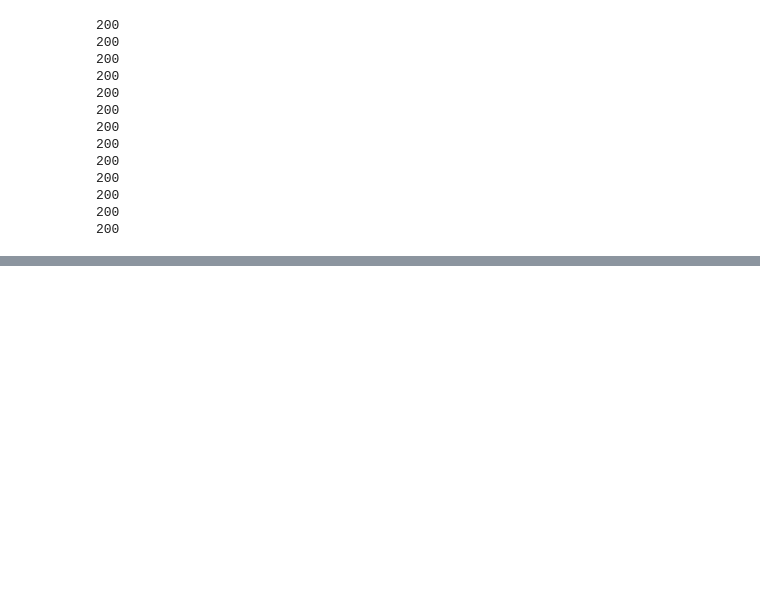
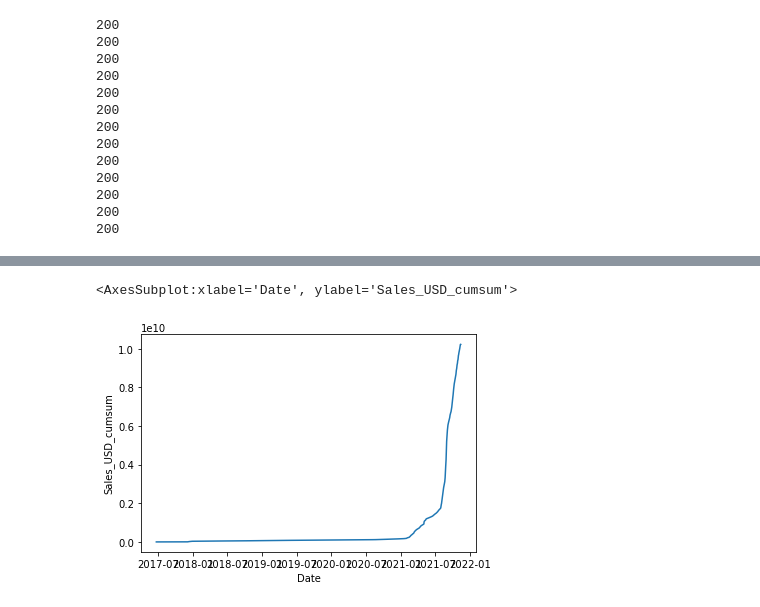
Before and after one commit to brendanhutchinson/NFT-data-analysis-, a Jupyter notebook: opensea API.ipynb, the cells around one changed output, grey strips where cells are left out. Drawn from its saved outputs; the diff is of its cells as text; code cells hidden in the pictures; blank space fills up the shorter version.

```diff
--- a/opensea API.ipynb
+++ b/opensea API.ipynb
@@ -144,0 +164,5 @@ dff
+# %%
+historical_nft_data = pd.read_csv("C:\\Users\\brend\\NYCDSA\\Projects\\NFT\\NFT-data-analysis-\\archive\\NFT_Sales.csv")
+hist_nft = pd.DataFrame(historical_nft_data)
+hist_nft.head(25)
+hist_nft.tail(25)
@@ -144,0 +187,12 @@ dff
+# %%
+type(hist_nft.iloc[0,0])
+hist_nft.Date=pd.to_datetime(hist_nft.Date)
+# %%
+hist_nft.isnull().sum()
+hist_nft.Active_Market_Wallets_cumsum = hist_nft.Active_Market_Wallets_cumsum.fillna(hist_nft.Active_Market_Wallets_cumsum.mean())
+hist_nft.Secondary_Sales_cumsum = hist_nft.Secondary_Sales_cumsum.fillna(hist_nft.Secondary_Sales_cumsum.mean())
+hist_nft.AverageUSD_cum = hist_nft.AverageUSD_cum.fillna(hist_nft.AverageUSD_cum.mean())
+hist_nft.Sales_USD  = hist_nft.Sales_USD.fillna(hist_nft.Sales_USD.mean())
+hist_nft.Number_of_Sales = hist_nft.Number_of_Sales.fillna(hist_nft.Number_of_Sales.mean())
+hist_nft.Active_Market_Wallets = hist_nft.Active_Market_Wallets.fillna(hist_nft.Active_Market_Wallets.mean())
+hist_nft.Primary_Sales = hist_nft.Primary_Sales.fillna(hist_nft.Primary_Sales.mean())
@@ -144,0 +230,6 @@ dff
+# %%
+sumsales = hist_nft.iloc[:1]
+sns.lineplot(data= "sumsales" , x=hist_nft.Date, y=hist_nft.Sales_USD_cumsum)
+# %% [output]
+<AxesSubplot:xlabel='Date', ylabel='Sales_USD_cumsum'>
+[figure, added]
```
Also changed, not shown: parts of 23 cells of this notebook, 7 other files.
